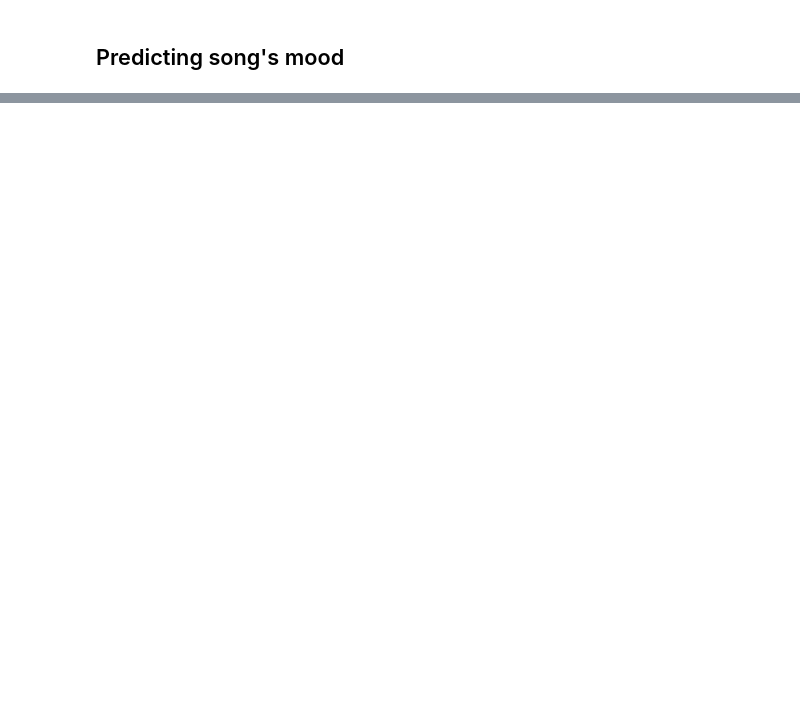
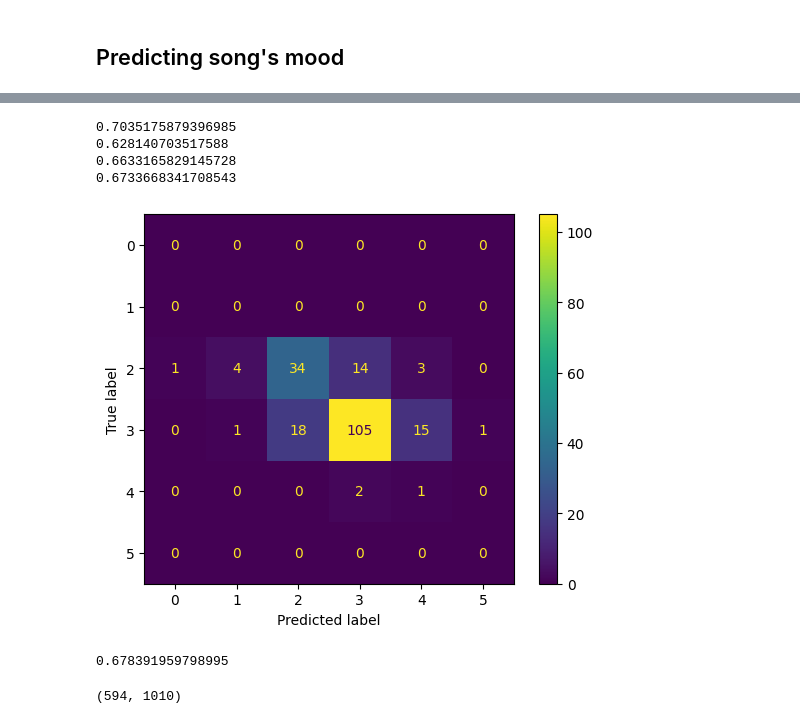
Before and after one commit to aladelca/INSY_662_MMA, a Jupyter notebook: modelling/modelling.ipynb, the cells around one changed output, grey strips where cells are left out. Cells and saved outputs as stored; diff of their text form; code cells hidden in the pictures; blank space fills up the shorter version.

Commit message:
final model

```diff
--- a/modelling/modelling.ipynb
+++ b/modelling/modelling.ipynb
@@ -219,0 +266,5 @@ Name: lyrics_token, Length: 793, dtype: object
+# %%
+EXCLUDED_VARS = ['lyrics']
+x_train_df = x_train_final.loc[:,~x_train_final.columns.isin(EXCLUDED_VARS)]
+x_test_df = x_test_final.loc[:,~x_test_final.columns.isin(EXCLUDED_VARS)]
+x_train_df.head()
@@ -219,0 +278,14 @@ Name: lyrics_token, Length: 793, dtype: object
+# %%
+### Modeling
+
+CAT_VARS = ['artist_song','language']
+x_train_df[CAT_VARS] = x_train_df[CAT_VARS].astype('category')
+x_test_df[CAT_VARS] = x_test_df[CAT_VARS].astype('category')
+model = CatBoostClassifier(cat_features=CAT_VARS)
+model_lgbm = lgb.LGBMClassifier(categorical_feature = CAT_VARS)
+model_xgb = XGBClassifier(enable_categorical=True)
+model_rf = RandomForestClassifier(random_state=123)
+model_xgb.fit(x_train_df, y_train)
+model_lgbm.fit(x_train_df, y_train)
+model.fit(x_train_df, y_train)
+model_rf.fit(x_train_df.loc[:,~x_train_df.columns.isin(CAT_VARS)], y_train)
@@ -219,0 +311,60 @@ Name: lyrics_token, Length: 793, dtype: object
+# %%
+preds_catboost = model.predict(x_test_df)
+preds_probas_catboost = model.predict_proba(x_test_df)
+preds_probas_train_catboost = model.predict_proba(x_train_df)
+preds_lgbm = model_lgbm.predict(x_test_df)
+preds_probas_lgbm = model_lgbm.predict_proba(x_test_df)
+preds_probas_train_lgbm = model_lgbm.predict_proba(x_train_df)
+
+preds_xgb = model_xgb.predict(x_test_df)
+preds_probas_xgb = model_xgb.predict_proba(x_test_df)
+preds_probas_train_xgb = model_xgb.predict_proba(x_train_df)
+
+preds_rf = model_rf.predict(x_test_df.loc[:,~x_test_df.columns.isin(CAT_VARS)])
+preds_probas_rf = model_rf.predict_proba(x_test_df.loc[:,~x_test_df.columns.isin(CAT_VARS)])
+preds_probas_train_rf = model_rf.predict_proba(x_train_df.loc[:,~x_train_df.columns.isin(CAT_VARS)])
+
+
+print(accuracy_score(preds_catboost, y_test))
+print(accuracy_score(preds_lgbm, y_test))
+print(accuracy_score(preds_xgb, y_test))
+print(accuracy_score(preds_rf, y_test))
+# %% [output]
+0.7035175879396985
+0.628140703517588
+0.6633165829145728
+0.6733668341708543
+# %%
+cm_catboost = confusion_matrix(preds_catboost, y_test)
+disp = ConfusionMatrixDisplay(cm_catboost)
+disp.plot()
+plt.show()
+# %% [output]
+[figure, added]
+# %%
+## Stacked model
+
+df_probas_train = pd.concat([pd.DataFrame(preds_probas_train_catboost, columns = [f'catboost_{i}' for i in range(5)]),
+pd.DataFrame(preds_probas_train_lgbm, columns = [f'lgbm_{i}' for i in range(5)]),
+pd.DataFrame(preds_probas_train_xgb, columns = [f'xgb_{i}' for i in range(5)]),
+pd.DataFrame(preds_probas_train_rf, columns = [f'rf_{i}' for i in range(5)])], axis = 1)
+
+df_probas_test = pd.concat([pd.DataFrame(preds_probas_catboost, columns = [f'catboost_{i}' for i in range(5)]),
+pd.DataFrame(preds_probas_lgbm, columns = [f'lgbm_{i}' for i in range(5)]),
+pd.DataFrame(preds_probas_xgb, columns = [f'xgb_{i}' for i in range(5)]),
+pd.DataFrame(preds_probas_rf, columns = [f'rf_{i}' for i in range(5)])], axis = 1)
+
+linear_model = LogisticRegression(penalty='l2', solver = 'saga', C = 0.05)
+
+linear_model.fit(df_probas_train, y_train)
+preds = linear_model.predict(df_probas_test)
+accuracy_score(preds, y_test)
+# %% [output]
+0.678391959798995
+# %%
+esc = StandardScaler()
+x_train_esc = esc.fit_transform(x_train_df.loc[:,~x_train_df.columns.isin(CAT_VARS)])
+x_test_esc = esc.transform(x_test_df.loc[:,~x_test_df.columns.isin(CAT_VARS)])
+x_train_esc.shape
+# %% [output]
+(594, 1010)
```
Also changed, not shown: parts of 24 cells of this notebook.
